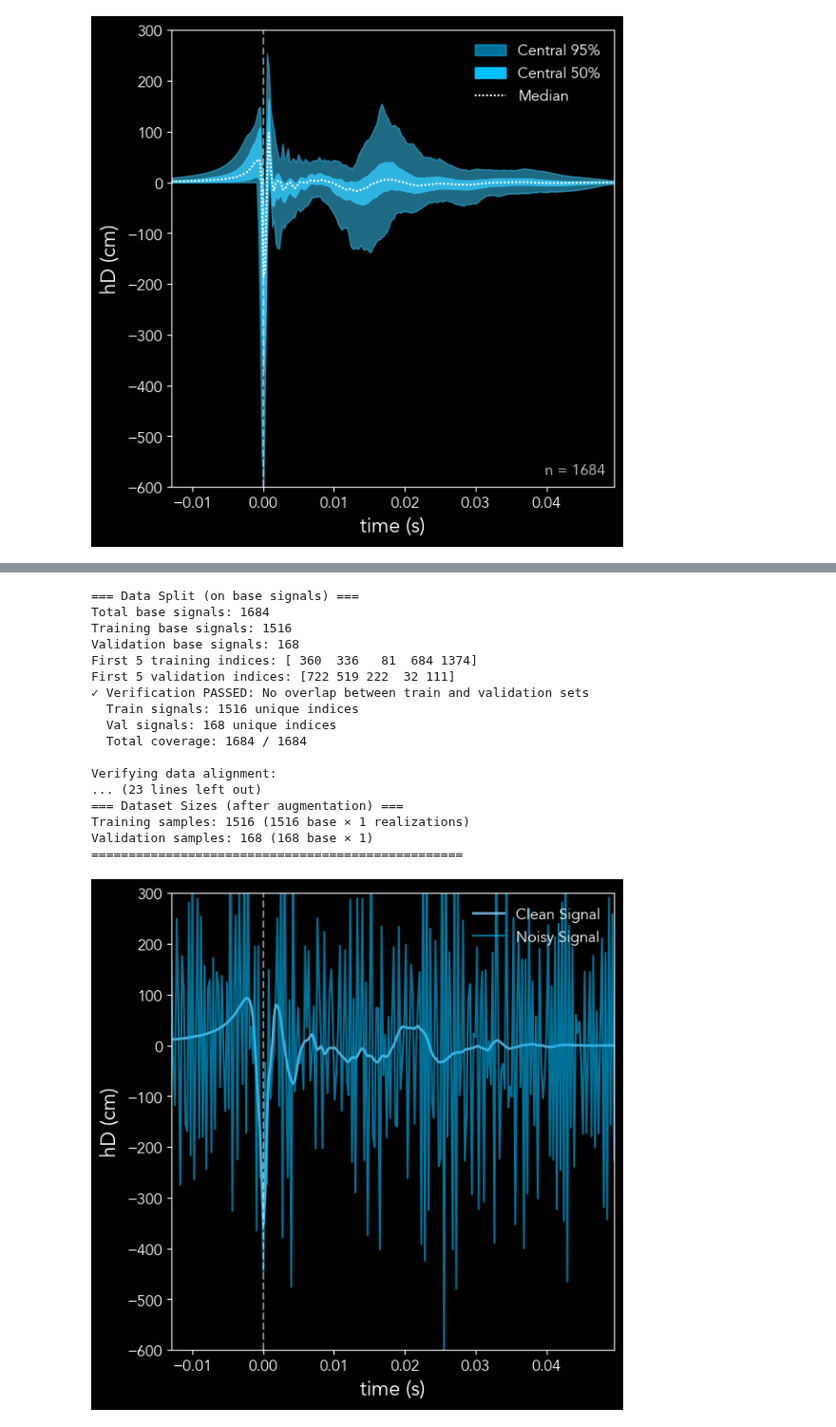
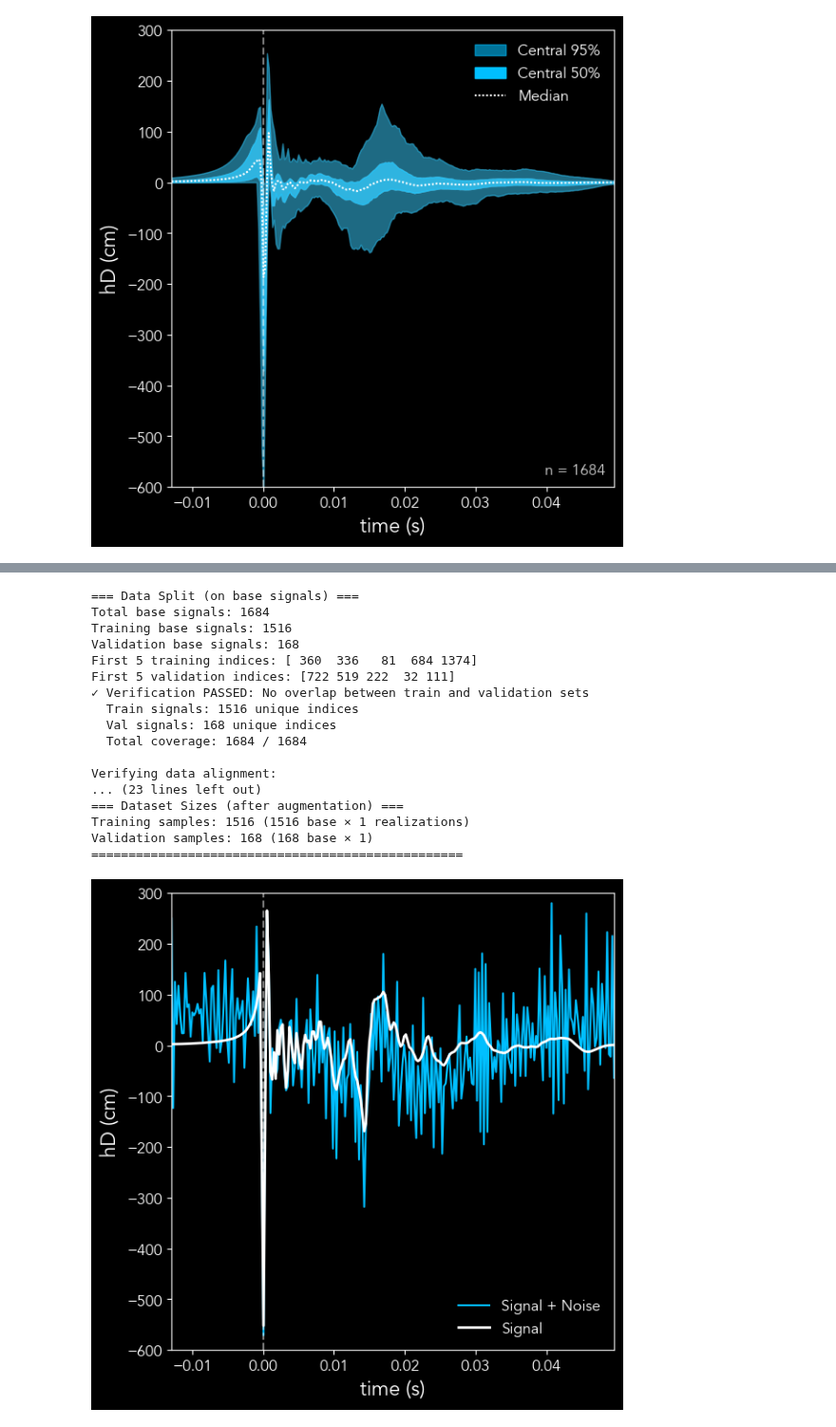
Before and after one commit to starccato/starccato-flow, a Jupyter notebook: train.ipynb, the cells around one changed output, grey strips where cells are left out. Shown at 95% size. Cells and saved outputs as stored; diff of their text form; code cells hidden in the pictures.

Commit message:
add plot candidate signal function

```diff
--- a/train.ipynb
+++ b/train.ipynb
@@ -27,39 +29,35 @@ toy=False
 trainer = Trainer(
     toy=False,
     start_snr=200,
     end_snr=10,
     noise=True,
     validation_split=0.1,
     curriculum=True,
     noise_realizations=1
 )
 
-trainer.val_loader.dataset.update_snr(10)
-index = 200  # Changed from 200 to 50 (validation has ~168 samples)
-plot_candidate_signal(
-    signal=trainer.val_loader.dataset.__getitem__(index)[0],
-    noisy_signal=trainer.val_loader.dataset.__getitem__(index)[1],
-    max_value=trainer.val_loader.dataset.max_strain,
+trainer.plot_candidate_signal(
+    snr=30,
+    index=60,
     background="black",
-    fname="plots/ccsn_candidate_signal.svg"
+    fname="plots/ccsn_candidate_signal.png"
 )
-trainer.train()
 # %% [output]
 === Data Split (on base signals) ===
 Total base signals: 1684
 Training base signals: 1516
 Validation base signals: 168
 First 5 training indices: [ 360  336   81  684 1374]
 First 5 validation indices: [722 519 222  32 111]
 ✓ Verification PASSED: No overlap between train and validation sets
   Train signals: 1516 unique indices
   Val signals: 168 unique indices
   Total coverage: 1684 / 1684
 
 Verifying data alignment:
 ... (23 lines left out)
 === Dataset Sizes (after augmentation) ===
 Training samples: 1516 (1516 base × 1 realizations)
 Validation samples: 168 (168 base × 1)
 ==================================================
-[figure, old version]
+[figure, new version]
```
Also changed, not shown: parts of 3 cells of this notebook, 2 other files.
